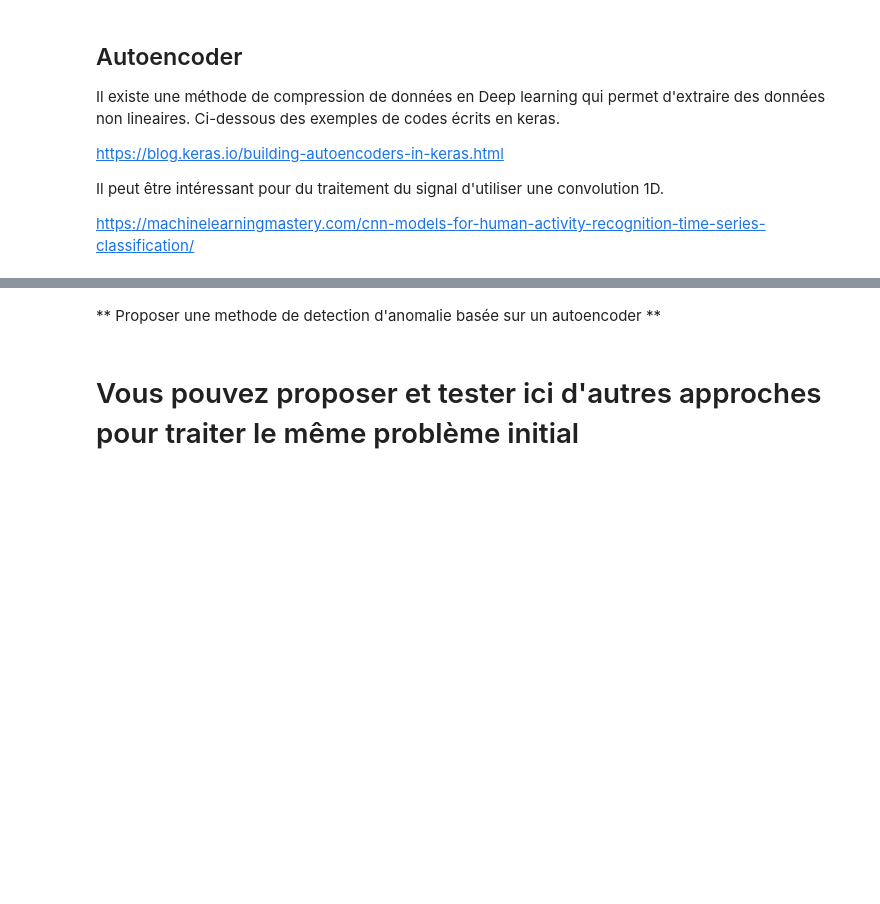
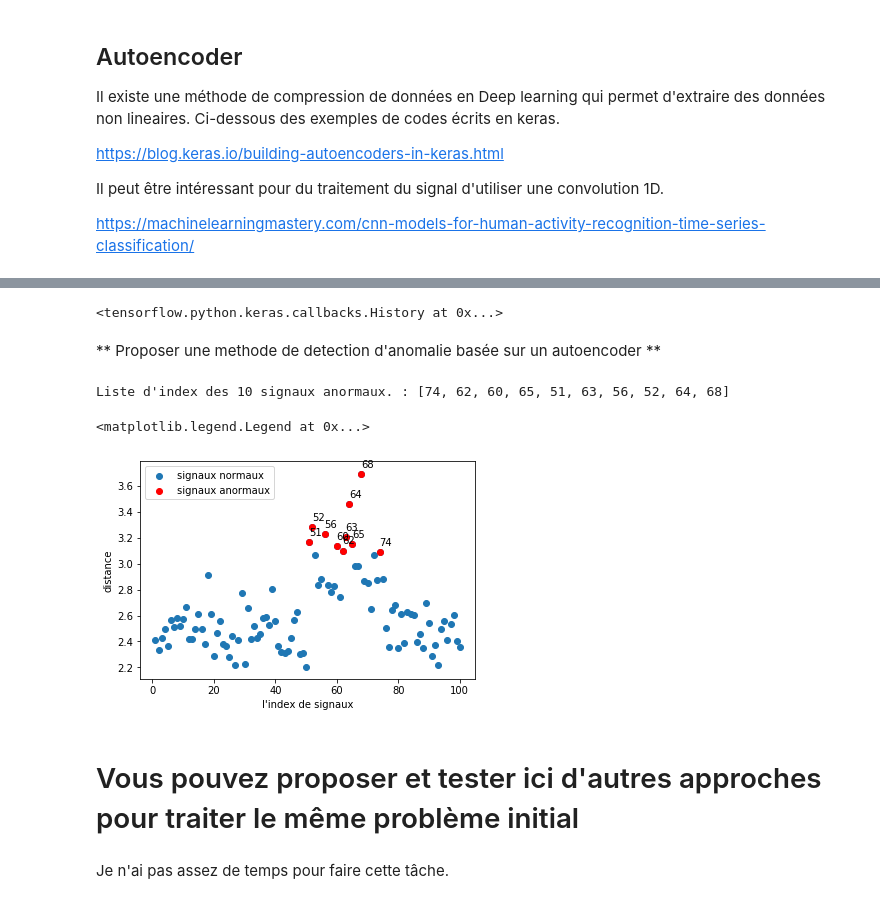
Before and after one commit to dinhanhthi/learn-ai, a Jupyter notebook: interview/dataswati/test_python_dataswati_2019/test_python_data_science_Dataswati-v2.ipynb, the cells around one changed output, grey strips where cells are left out. Saved outputs shown, nothing was run; the diff lists cells and outputs as text; code cells hidden in the pictures; blank space fills up the shorter version.

Commit message:
finish python test

```diff
--- a/interview/dataswati/test_python_dataswati_2019/test_python_data_science_Dataswati-v2.ipynb
+++ b/interview/dataswati/test_python_dataswati_2019/test_python_data_science_Dataswati-v2.ipynb
@@ -50,6 +50,7 @@ for file in dirs:
     idx = file.split('.')[0].split('_')[1]
     lst_idx.append(idx)
 
+lst_idx = list(map(int, lst_idx))
 len(lst_idx)
 # %% [output]
 100
@@ -357,4 +357,63 @@ from keras.models import Model
+# %%
+encoding_dim = 30
+input_dim = arr_signal_nor.shape[1] # 200 features
+
+# this is our input placeholder
+input_arr = Input(shape=(input_dim,))
+
+encoded = Dense(encoding_dim, activation='relu')(input_arr)
+decoded = Dense(input_dim, activation='sigmoid')(encoded)
+
+# this model maps an input to its reconstruction
+autoencoder = Model(inputs=input_arr, outputs=decoded)
+# autoencoder.summary()
+
+autoencoder.compile(optimizer='adam', loss='mse')
+
+nb_epoch = 100
+batch_size = 50
+size_test = 0.1
+arr_train, arr_test = train_test_split(arr_signal_nor, test_size=size_test)
+
+autoencoder.fit(arr_train, arr_train,
+                epochs=nb_epoch,
+                batch_size=batch_size,
+                shuffle=True,
+                validation_data=(arr_test, arr_test),
+                verbose=0
+                )
+# %% [output]
+<tensorflow.python.keras.callbacks.History at 0x...>
 # %% [markdown]
 ** Proposer une methode de detection d'anomalie basée sur un autoencoder **
+# %%
+arr_predict = autoencoder.predict(arr_signal_nor)
+# %%
+# normaliser arr_predict
+scaler = MinMaxScaler()
+scaler.fit(arr_predict)
+arr_predict_nor = scaler.transform(arr_predict) # version normalisé
+# %%
+differeces = np.linalg.norm(arr_signal_nor - arr_predict_nor, axis=-1)
+res = sorted(range(len(differeces)), key = lambda sub: differeces[sub])[-10:]
+lst_signaux_anormaux = [lst_idx[i] for i in res]
+print("Liste d'index des 10 signaux anormaux. : " + str(lst_signaux_anormaux))
+# %% [output]
+Liste d'index des 10 signaux anormaux. : [74, 62, 60, 65, 51, 63, 56, 52, 64, 68]
+# %%
+plt.scatter(lst_idx, differeces)
+plt.scatter(lst_signaux_anormaux, differeces[res], c='r')
+
+for i, txt in enumerate(lst_signaux_anormaux):
+    plt.annotate(txt, (lst_signaux_anormaux[i]-0.1, differeces[res[i]]+0.05))
+
+plt.ylabel("distance")
+plt.xlabel("l'index de signaux")
+plt.legend(['signaux normaux', 'signaux anormaux'], loc='upper left')
+# %% [output]
+<matplotlib.legend.Legend at 0x...>
+[figure, added]
 # %% [markdown]
 # Vous pouvez proposer et tester ici d'autres approches pour traiter le même problème initial
+# %% [markdown]
+Je n'ai pas assez de temps pour faire cette tâche.
```
Also changed, not shown: parts of 20 cells of this notebook, 1 other file.
